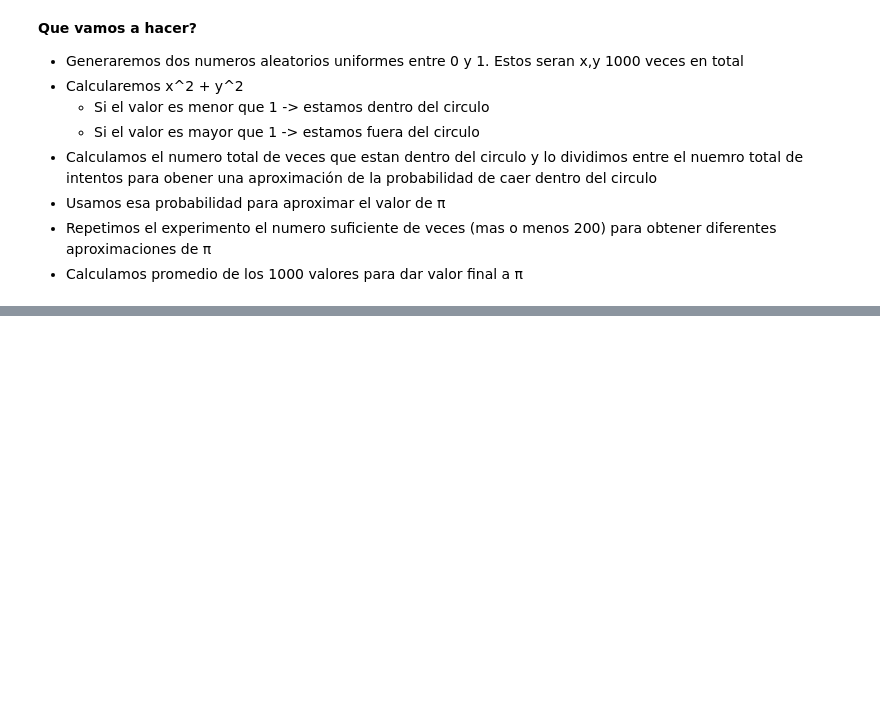
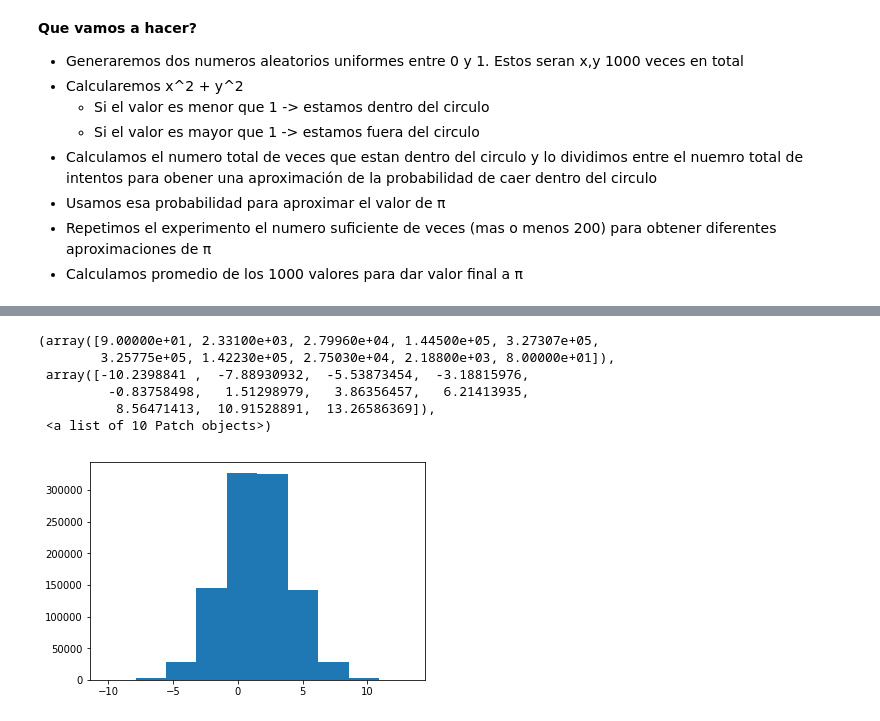
Before and after one commit to Karenahv/python-ml-curso, a Jupyter notebook: notebooks/T2 - 2 Funciones de distribucion de probabilidades.ipynb, the cells around one changed output, grey strips where cells are left out. Cells and saved outputs as stored; diff of their text form; code cells hidden in the pictures; blank space fills up the shorter version.

```diff
--- a/notebooks/T2 - 2 Funciones de distribucion de probabilidades.ipynb
+++ b/notebooks/T2 - 2 Funciones de distribucion de probabilidades.ipynb
@@ -154,0 +200,10 @@ pi_montecarlo(10000,200)
+# %%
+plt.hist(data["B"]) #pintamos la distribucion de B. Es una normal desplazada 1.5
+# %% [output]
+(array([9.00000e+01, 2.33100e+03, 2.79960e+04, 1.44500e+05, 3.27307e+05,
+        3.25775e+05, 1.42230e+05, 2.75030e+04, 2.18800e+03, 8.00000e+01]),
+ array([-10.2398841 ,  -7.88930932,  -5.53873454,  -3.18815976,
+         -0.83758498,   1.51298979,   3.86356457,   6.21413935,
+          8.56471413,  10.91528891,  13.26586369]),
+ <a list of 10 Patch objects>)
+[figure, added]
```
Also changed, not shown: parts of 19 cells of this notebook.
